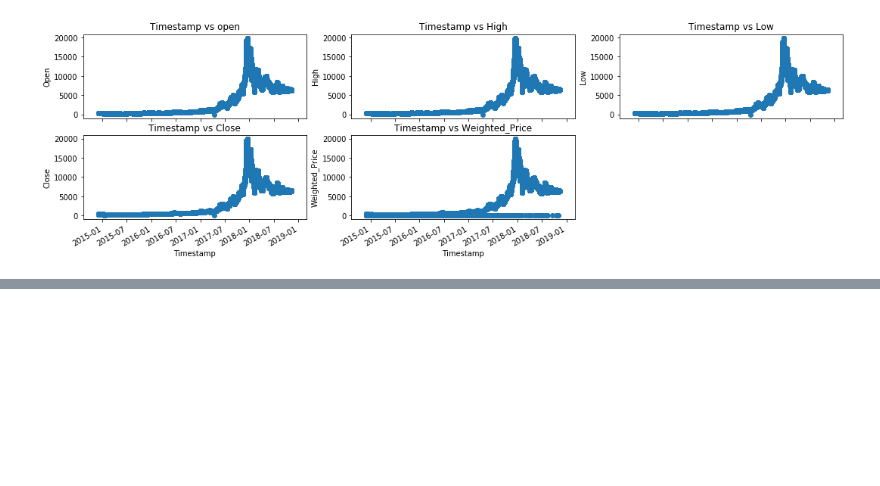
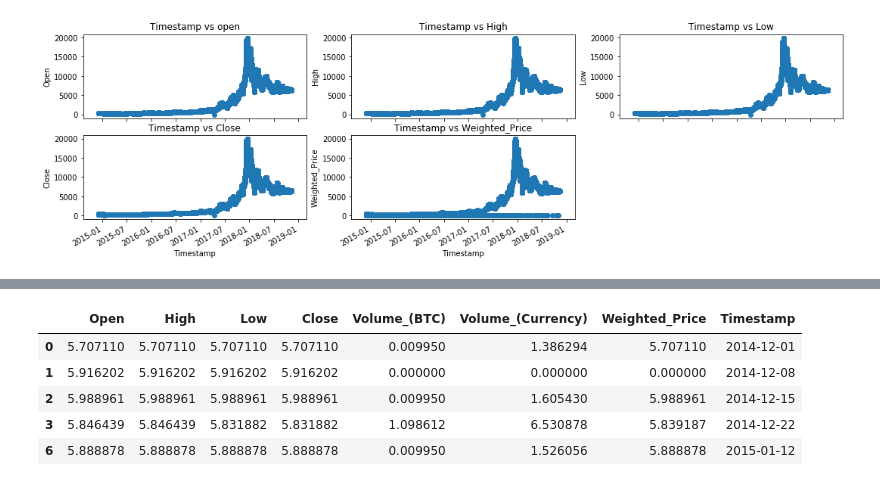
Before and after one commit to BasantHussein/Bitcoin-Time-Series-Forecasting, a Jupyter notebook: BitcoinTimeSeriesForecasting.ipynb, the cells around one changed output, grey strips where cells are left out. Cells and saved outputs as stored; diff of their text form; code cells hidden in the pictures; blank space fills up the shorter version.

```diff
--- a/BitcoinTimeSeriesForecasting.ipynb
+++ b/BitcoinTimeSeriesForecasting.ipynb
@@ -238,0 +294,12 @@ Text(0.5, 1.0, 'Timestamp vs Weighted_Price')
+# %%
+# extract and merge the date column
+date=weekly_data['Timestamp']
+lweekly_data['Timestamp']=date
+lweekly_data.head()
+# %% [output]
+|  | Open | High | Low | Close | Volume_(BTC) | Volume_(Currency) | Weighted_Price | Timestamp |
+| 0 | 5.707110 | 5.707110 | 5.707110 | 5.707110 | 0.009950 | 1.386294 | 5.707110 | 2014-12-01 |
+| 1 | 5.916202 | 5.916202 | 5.916202 | 5.916202 | 0.000000 | 0.000000 | 0.000000 | 2014-12-08 |
+| 2 | 5.988961 | 5.988961 | 5.988961 | 5.988961 | 0.009950 | 1.605430 | 5.988961 | 2014-12-15 |
+| 3 | 5.846439 | 5.846439 | 5.831882 | 5.831882 | 1.098612 | 6.530878 | 5.839187 | 2014-12-22 |
+| 6 | 5.888878 | 5.888878 | 5.888878 | 5.888878 | 0.009950 | 1.526056 | 5.888878 | 2015-01-12 |
```
Also changed, not shown: parts of 15 cells of this notebook.
